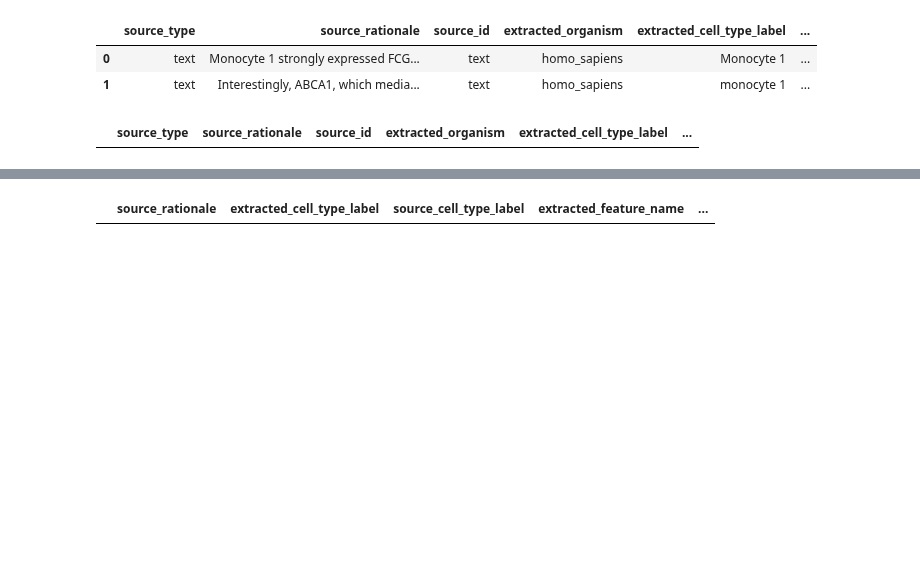
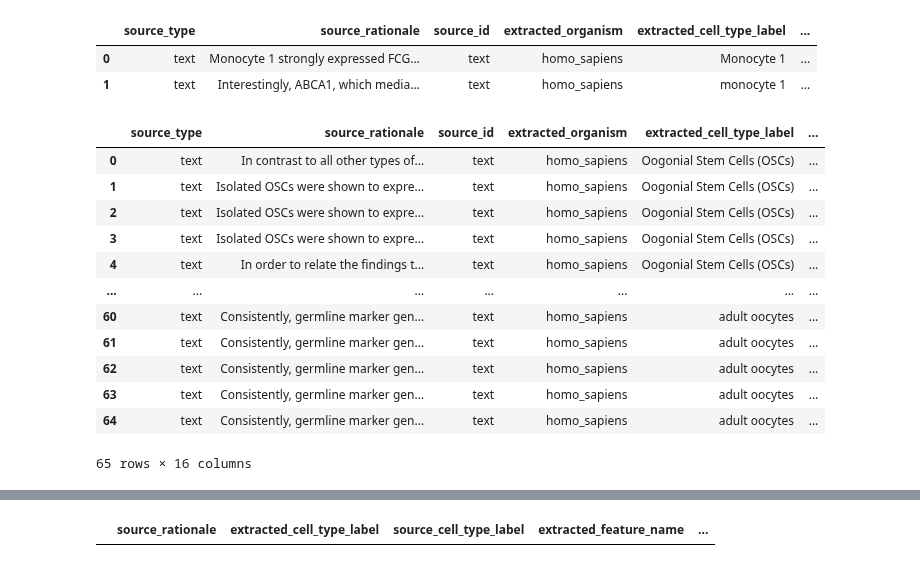
Before and after one commit to sbooeshaghi/llmarkers, a Jupyter notebook: analysis/extraction/verify_extraction.ipynb, the cells around one changed output, grey strips where cells are left out. Drawn from its saved outputs; the diff is of its cells as text; code cells hidden in the pictures; blank space fills up the shorter version.

Commit message:
mappings completed and ids populated for ovary wagner 2020

```diff
--- a/analysis/extraction/verify_extraction.ipynb
+++ b/analysis/extraction/verify_extraction.ipynb
@@ -72,10 +72,22 @@ tdf["found_cell_type_label"] = tdf["source_cell_type_label"].apply(norm_text) ==
 # %%
 
 temp = tdf[tdf["source_cell_type_label"] != tdf["extracted_cell_type_label"]]
-temp = temp[temp["ds"] == "kidney_Wu2018"]
+temp = temp[temp["ds"] == "ovary_Wagner2020"]
 temp[temp["source_type"] == "text"]
 # %% [output]
 |  | source_type | source_rationale | source_id | extracted_organism | extracted_cell_type_label | ... |
+| 0 | text | In contrast to all other types of... | text | homo_sapiens | Oogonial Stem Cells (OSCs) | ... |
+| 1 | text | Isolated OSCs were shown to expre... | text | homo_sapiens | Oogonial Stem Cells (OSCs) | ... |
+| 2 | text | Isolated OSCs were shown to expre... | text | homo_sapiens | Oogonial Stem Cells (OSCs) | ... |
+| 3 | text | Isolated OSCs were shown to expre... | text | homo_sapiens | Oogonial Stem Cells (OSCs) | ... |
+| 4 | text | In order to relate the findings t... | text | homo_sapiens | Oogonial Stem Cells (OSCs) | ... |
+| ... | ... | ... | ... | ... | ... | ... |
+| 60 | text | Consistently, germline marker gen... | text | homo_sapiens | adult oocytes | ... |
+| 61 | text | Consistently, germline marker gen... | text | homo_sapiens | adult oocytes | ... |
+| 62 | text | Consistently, germline marker gen... | text | homo_sapiens | adult oocytes | ... |
+| 63 | text | Consistently, germline marker gen... | text | homo_sapiens | adult oocytes | ... |
+| 64 | text | Consistently, germline marker gen... | text | homo_sapiens | adult oocytes | ... |
+65 rows × 16 columns
 # %%
 agg = tdf.groupby("ds").agg({
     "found_feature_name": ["count", "sum"],
```
Also changed, not shown: 7 other files.
